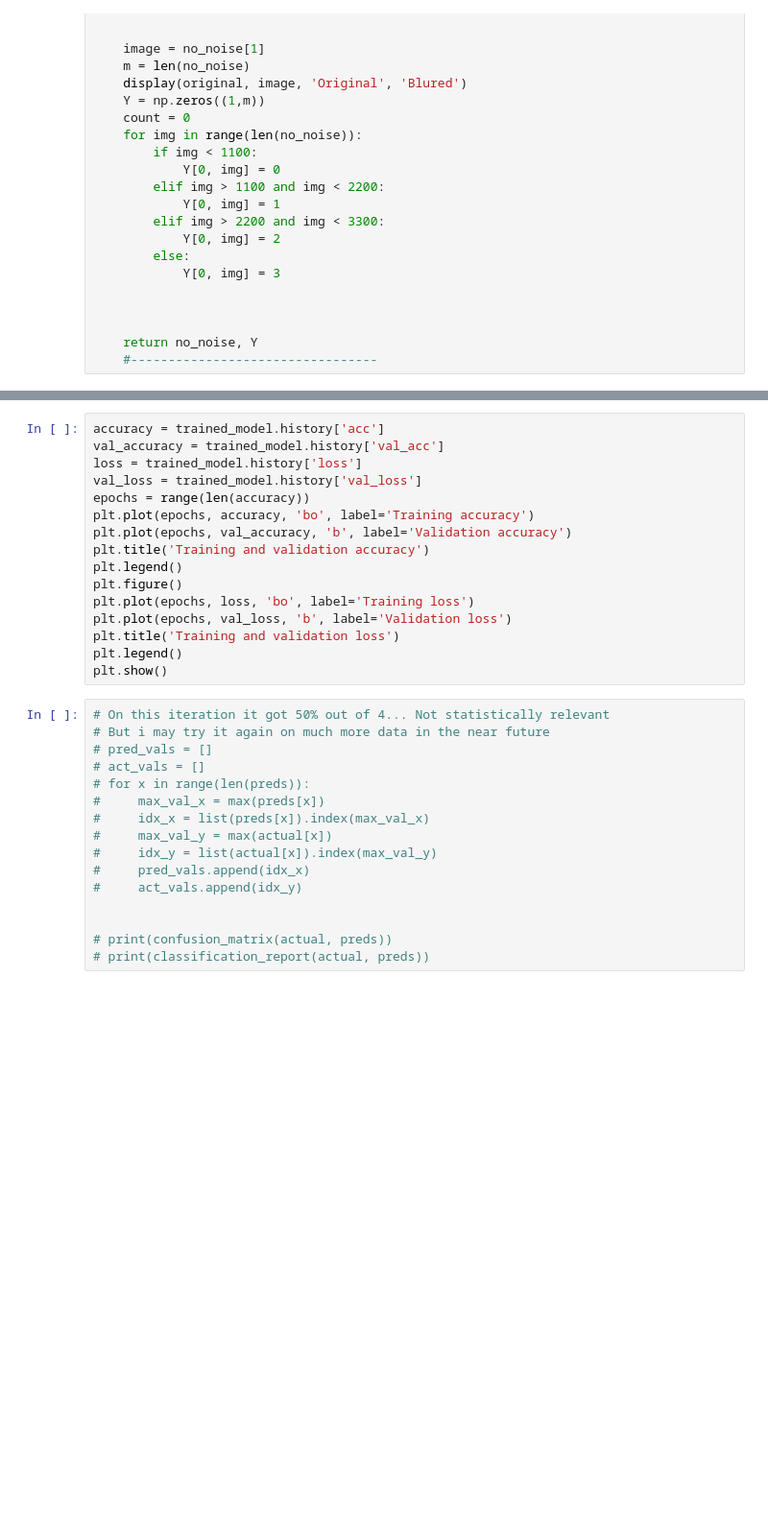
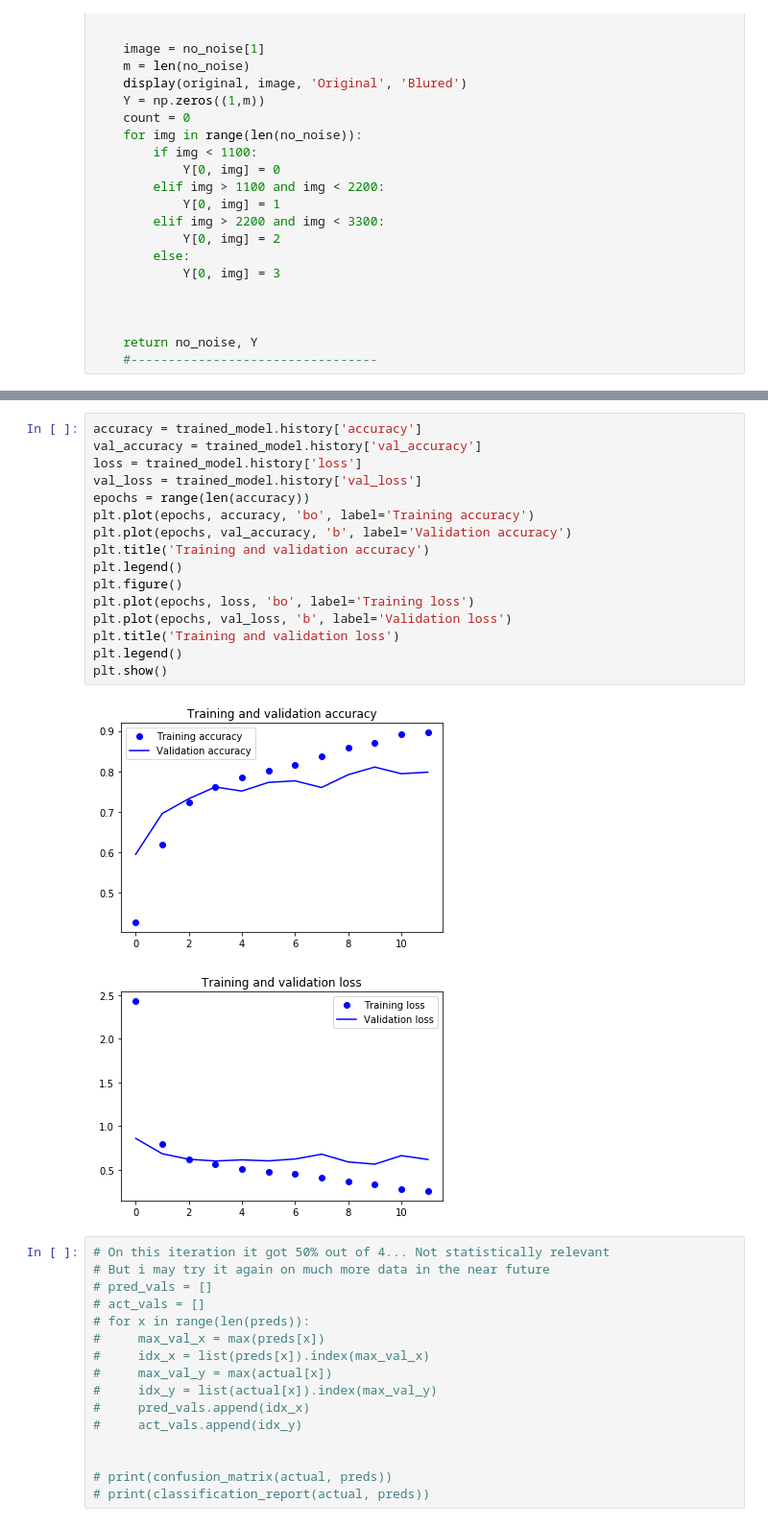
Before and after one commit to anton2mihail/PlantDiseaseDetection, a Jupyter notebook: PlanDetection.ipynb, the cells around one changed output, grey strips where cells are left out. Shown at 96% size. Drawn from its saved outputs; the diff is of its cells as text; blank space fills up the shorter version.

```diff
--- a/PlanDetection.ipynb
+++ b/PlanDetection.ipynb
@@ -182,19 +247,22 @@ print('Test accuracy:', test_eval[1])
 # %%
-accuracy = trained_model.history['acc']
-val_accuracy = trained_model.history['val_acc']
+accuracy = trained_model.history['accuracy']
+val_accuracy = trained_model.history['val_accuracy']
 loss = trained_model.history['loss']
 val_loss = trained_model.history['val_loss']
 epochs = range(len(accuracy))
 plt.plot(epochs, accuracy, 'bo', label='Training accuracy')
 plt.plot(epochs, val_accuracy, 'b', label='Validation accuracy')
 plt.title('Training and validation accuracy')
 plt.legend()
 plt.figure()
 plt.plot(epochs, loss, 'bo', label='Training loss')
 plt.plot(epochs, val_loss, 'b', label='Validation loss')
 plt.title('Training and validation loss')
 plt.legend()
 plt.show()
+# %% [output]
+[figure, added]
+[figure, added]
 # %%
 # On this iteration it got 50% out of 4... Not statistically relevant
 # But i may try it again on much more data in the near future
```
Also changed, not shown: parts of 8 cells of this notebook.
